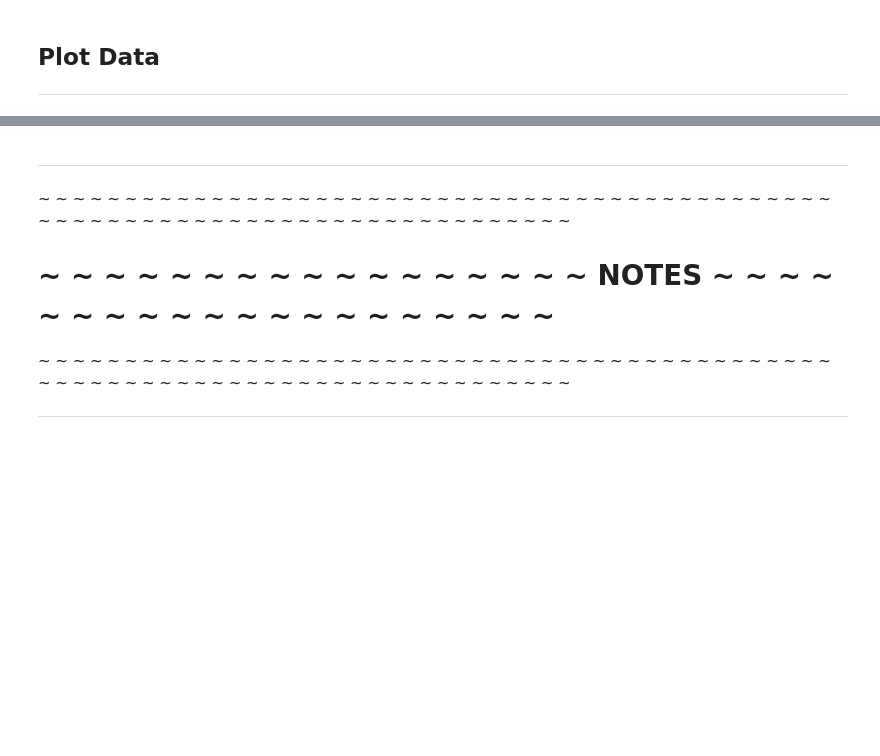
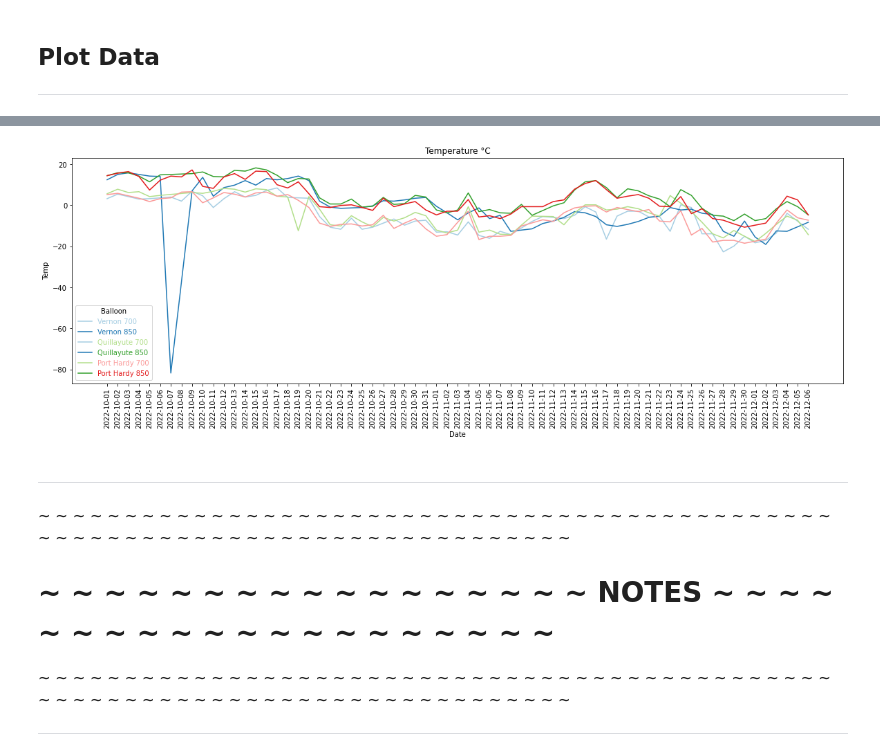
Before and after one commit to lck3nny/AuroraBC, a Jupyter notebook: Scraper/Scraper.ipynb, the cells around one changed output, grey strips where cells are left out. Cells and saved outputs as stored; diff of their text form; code cells hidden in the pictures; blank space fills up the shorter version.

```diff
--- a/Scraper/Scraper.ipynb
+++ b/Scraper/Scraper.ipynb
@@ -241,3 +220,6 @@ df.set_index(['Date','Station','Pressure'])
+# %%
+df.set_index(['Date','Station','Pressure'])
+labels=['Vernon 700', 'Vernon 850', 'Quillayute 700', 'Quillayute 850', 'Port Hardy 700', 'Port Hardy 850']
 # %% [markdown]
 ## Plot Data
 ---
@@ -277,3 +295,20 @@ plt.show()
+# %%
+# Set up the figure
+plt.figure(figsize=(20,6))
+plt.title("Temperature °C")
+plt.xticks(rotation = 'vertical')
+
+# Line chart showing daily temps of Each Station's weather balloon at both 700 and 850 hPa
+palette = sns.color_palette("Paired", n_colors=6)
+sns.lineplot(x='Date', y='Temp', hue='Pressure', data=df[df['Station'] == "Vernon"], palette=palette[0:2])
+sns.lineplot(x='Date', y='Temp', hue='Pressure', data=df[df['Station'] == "Quillayute"], palette=palette[2:4])
+sns.lineplot(x='Date', y='Temp', hue='Pressure', data=df[df['Station'] == "Port Hardy"], palette=palette[4:6])
+
+plt.legend(title='Balloon', labels=labels, labelcolor=palette)
+
+plt.show()
+# %% [output]
+[figure, added]
 # %% [markdown]
 - - - - - - - - - - - - - - - - - - - - - - - - - - - - - - - -
 ~ ~ ~ ~ ~ ~ ~ ~ ~ ~ ~ ~ ~ ~ ~ ~ ~ ~ ~ ~ ~ ~ ~ ~ ~ ~ ~ ~ ~ ~ ~ ~ ~ ~ ~ ~ ~ ~ ~ ~ ~ ~ ~ ~ ~ ~ ~ ~ ~ ~ ~ ~ ~ ~ ~ ~ ~ ~ ~ ~ ~ ~ ~ ~ ~ ~ ~ ~ ~ ~ ~ ~ ~ ~ ~ ~ ~
```
Also changed, not shown: parts of 5 cells of this notebook, 1 other file.
